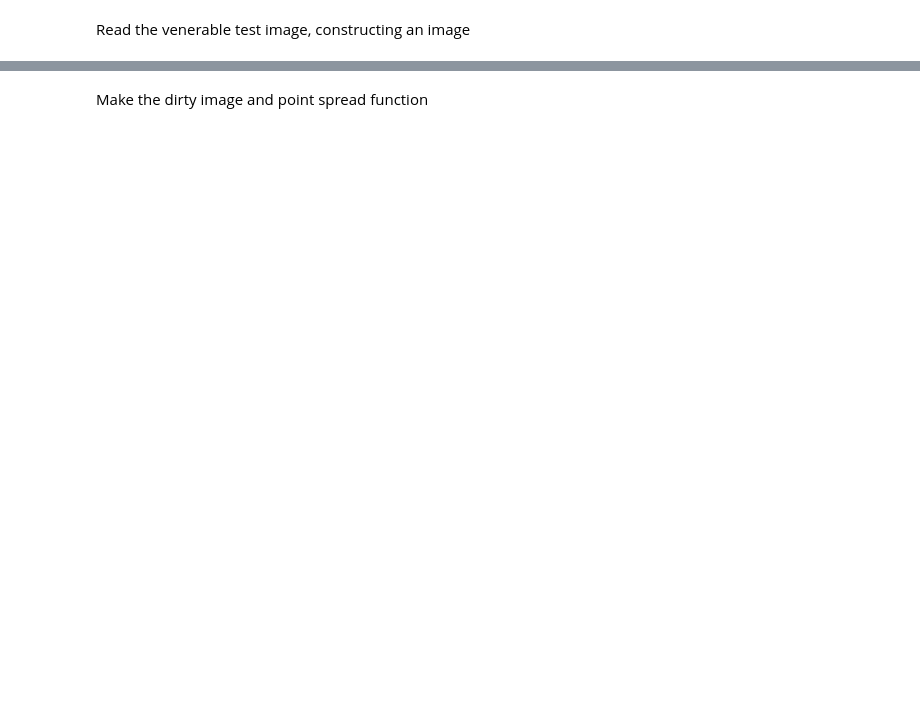
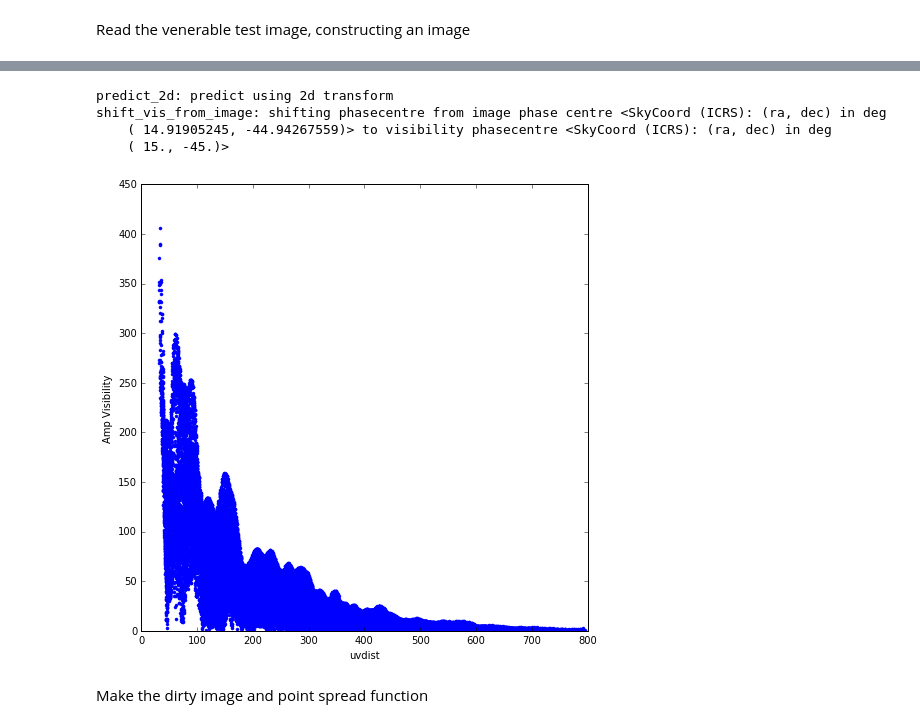
Before and after one commit to SKA-ScienceDataProcessor/algorithm-reference-library, a Jupyter notebook: examples/arl/imaging.ipynb, the cells around one changed output, grey strips where cells are left out. Drawn from its saved outputs; the diff is of its cells as text; code cells hidden in the pictures; blank space fills up the shorter version.

```diff
--- a/examples/arl/imaging.ipynb
+++ b/examples/arl/imaging.ipynb
@@ -87,13 +85,19 @@ fig=show_image(m31image)
 # %%
-vt = predict_2d(vt, m31image, params=parameters)
+vt = predict_2d(vt, m31image)
 
 # To check that we got the prediction right, plot the amplitude of the visibility.
 uvdist=numpy.sqrt(vt.data['uvw'][:,0]**2+vt.data['uvw'][:,1]**2)
 plt.clf()
 plt.plot(uvdist, numpy.abs(vt.data['vis'][:,0,0]), '.')
 plt.xlabel('uvdist')
 plt.ylabel('Amp Visibility')
 plt.show()
+# %% [output]
+predict_2d: predict using 2d transform
+shift_vis_from_image: shifting phasecentre from image phase centre <SkyCoord (ICRS): (ra, dec) in deg
+    ( 14.91905245, -44.94267559)> to visibility phasecentre <SkyCoord (ICRS): (ra, dec) in deg
+    ( 15., -45.)>
+[figure, added]
 # %% [markdown]
 Make the dirty image and point spread function
 # %%
```
Also changed, not shown: parts of 9 cells of this notebook, 25 other files.
